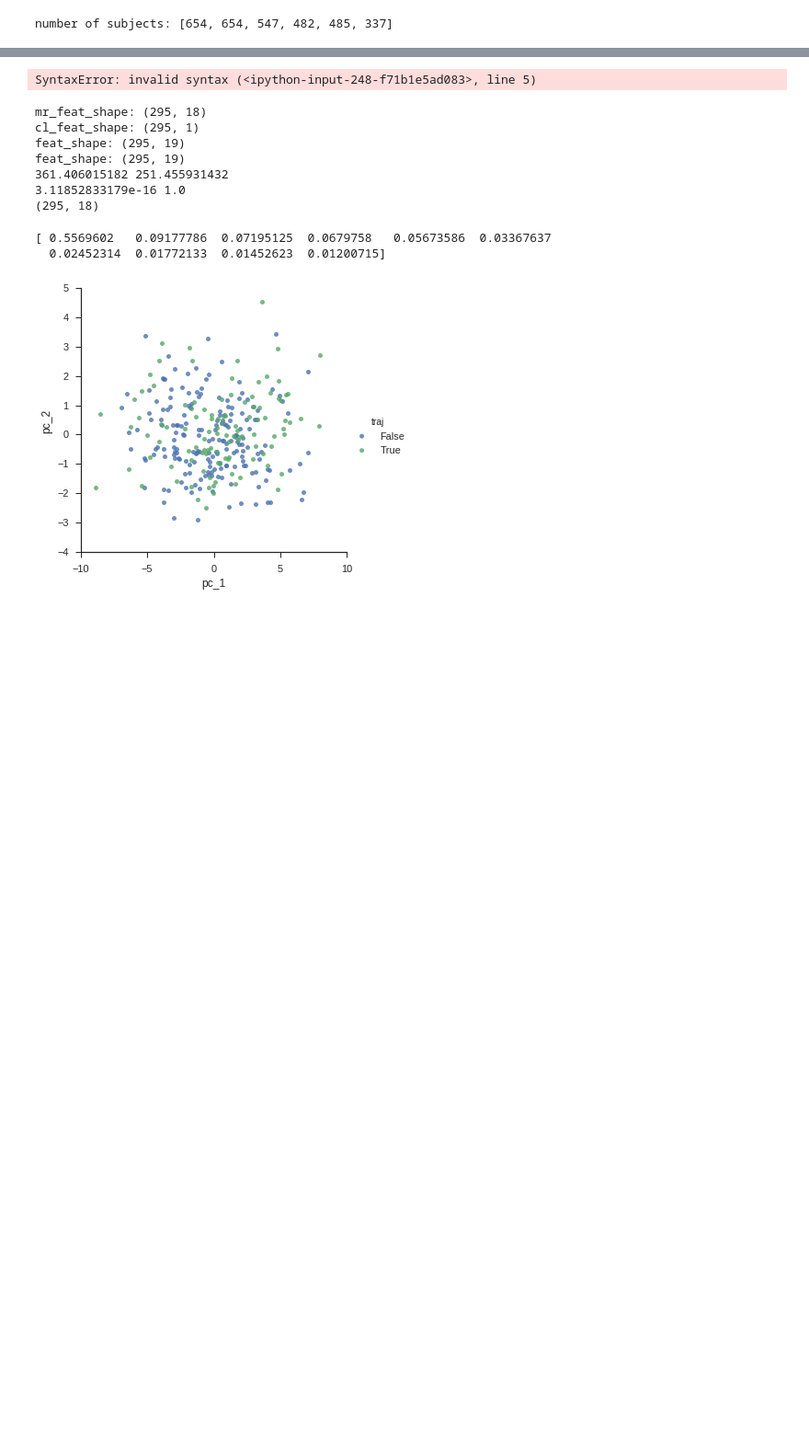
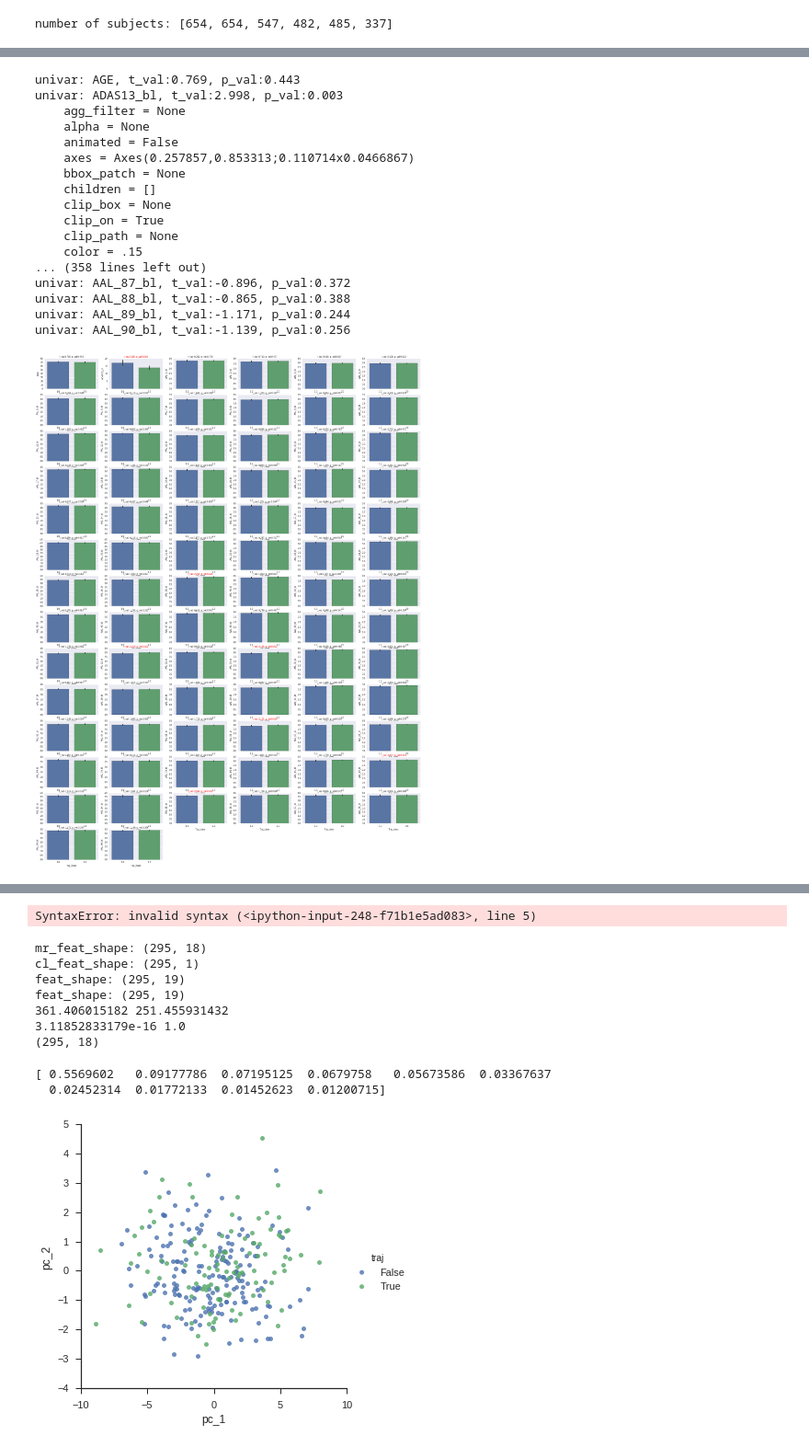
Before and after one commit to TIGRLab/NI-ML, a Jupyter notebook: models/notebooks/ADNI_longitudinal_stats.ipynb, the cells around one changed output, grey strips where cells are left out. Shown at 92% size. Saved outputs shown, nothing was run; the diff lists cells and outputs as text; code cells hidden in the pictures; blank space fills up the shorter version.

```diff
--- a/models/notebooks/ADNI_longitudinal_stats.ipynb
+++ b/models/notebooks/ADNI_longitudinal_stats.ipynb
@@ -167,0 +240,58 @@ print '# 4 Point abs change: {}'.format(np.sum(test_merge['PointMod4'].values))
+# %%
+plt.rcParams['figure.figsize'] = (30, 40)
+font_size = 10
+from scipy.stats import ttest_ind
+
+univar_measures = ['AGE','ADAS13_bl']
+for feat in ct_feat:
+    univar_measures.append(feat + '_bl')
+
+cols = 6
+rows = np.ceil(float(len(univar_measures))/cols)
+
+for u, univar in enumerate(univar_measures):
+    if univar in ['APOE4','PTGENDER']:
+        univar_measure_cat = np.transpose(test_merge[univar].values)
+    else:
+        univar_measure_cat = np.transpose(test_merge[univar].values)
+
+    dx_traj = np.transpose(np.vstack((univar_measure_cat, T)))
+    dx_traj_df = pd.DataFrame(data=dx_traj, columns=[univar,'Traj'])
+
+
+    if univar not in ['APOE4','PTGENDER']:
+        cat1 = test_merge[univar].values[T==1]
+        cat2 = test_merge[univar].values[T==2]
+
+        print 'univar: {}, t_val:{:4.3f}, p_val:{:4.3f}'.format(univar, ttest_ind(cat1,cat2)[0],ttest_ind(cat1,cat2)[1])
+
+
+    plt.subplot(rows,cols,u+1)
+    sns.barplot(y=univar, x='Traj', data=dx_traj_df)
+    title_obj = plt.title('t_val:{:4.3f}, p_val:{:4.3f}'.format(ttest_ind(cat1,cat2)[0],ttest_ind(cat1,cat2)[1]),fontsize=font_size)
+    if ttest_ind(cat1,cat2)[1] < 0.05:
+        plt.getp(title_obj)                    #print out the properties of title
+        plt.getp(title_obj, 'text')            #print out the 'text' property for title
+        plt.setp(title_obj, color='r')         #set the color of title to red
+
+    plt.ylabel(univar, fontsize=font_size)
+    plt.xlabel('Traj_class', fontsize=font_size)
+# %% [output]
+univar: AGE, t_val:0.769, p_val:0.443
+univar: ADAS13_bl, t_val:2.998, p_val:0.003
+    agg_filter = None
+    alpha = None
+    animated = False
+    axes = Axes(0.257857,0.853313;0.110714x0.0466867)
+    bbox_patch = None
+    children = []
+    clip_box = None
+    clip_on = True
+    clip_path = None
+    color = .15
+... (358 lines left out)
+univar: AAL_87_bl, t_val:-0.896, p_val:0.372
+univar: AAL_88_bl, t_val:-0.865, p_val:0.388
+univar: AAL_89_bl, t_val:-1.171, p_val:0.244
+univar: AAL_90_bl, t_val:-1.139, p_val:0.256
+[figure, added]
```
Also changed, not shown: parts of 7 cells of this notebook, 9 other files.
